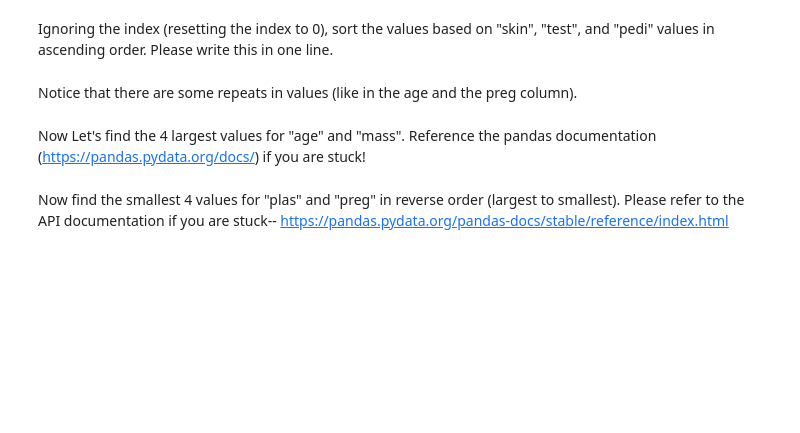
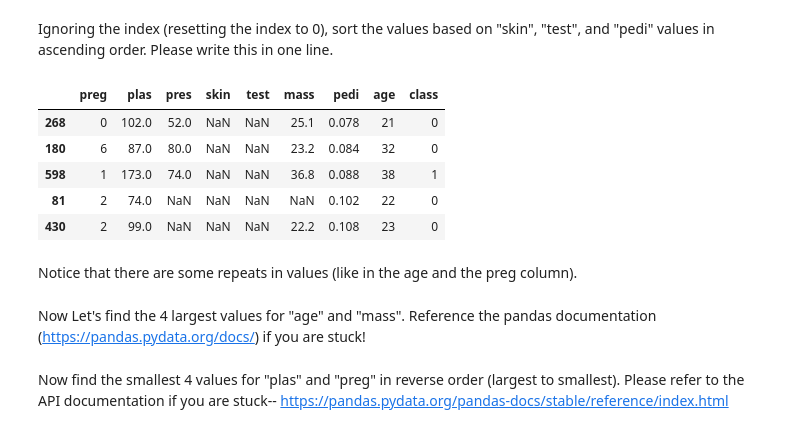
Before and after one commit to anaaparamesh/Week1_Public, a Jupyter notebook: Notebooks/02_Pandas_and_Matplotlib/Pandas_Exercise.ipynb, the cells around one changed output. Cells and saved outputs as stored; diff of their text form; code cells hidden in the pictures; blank space fills up the shorter version.

```diff
--- a/Notebooks/02_Pandas_and_Matplotlib/Pandas_Exercise.ipynb
+++ b/Notebooks/02_Pandas_and_Matplotlib/Pandas_Exercise.ipynb
@@ -137,3 +174,14 @@ Ignoring the index (resetting the index to 0), sort the values based on "skin",
+# %%
+# write code here
+sample = data.sort_values(by=['skin', 'test', 'pedi'], ascending=True, na_position='first')
+sample.head()
+# %% [output]
+|  | preg | plas | pres | skin | test | mass | pedi | age | class |
+| 268 | 0 | 102.0 | 52.0 | NaN | NaN | 25.1 | 0.078 | 21 | 0 |
+| 180 | 6 | 87.0 | 80.0 | NaN | NaN | 23.2 | 0.084 | 32 | 0 |
+| 598 | 1 | 173.0 | 74.0 | NaN | NaN | 36.8 | 0.088 | 38 | 1 |
+| 81 | 2 | 74.0 | NaN | NaN | NaN | NaN | 0.102 | 22 | 0 |
+| 430 | 2 | 99.0 | NaN | NaN | NaN | 22.2 | 0.108 | 23 | 0 |
 # %% [markdown]
 Notice that there are some repeats in values (like in the age and the preg column).
 # %% [markdown]
```
Also changed, not shown: parts of 5 cells of this notebook.
